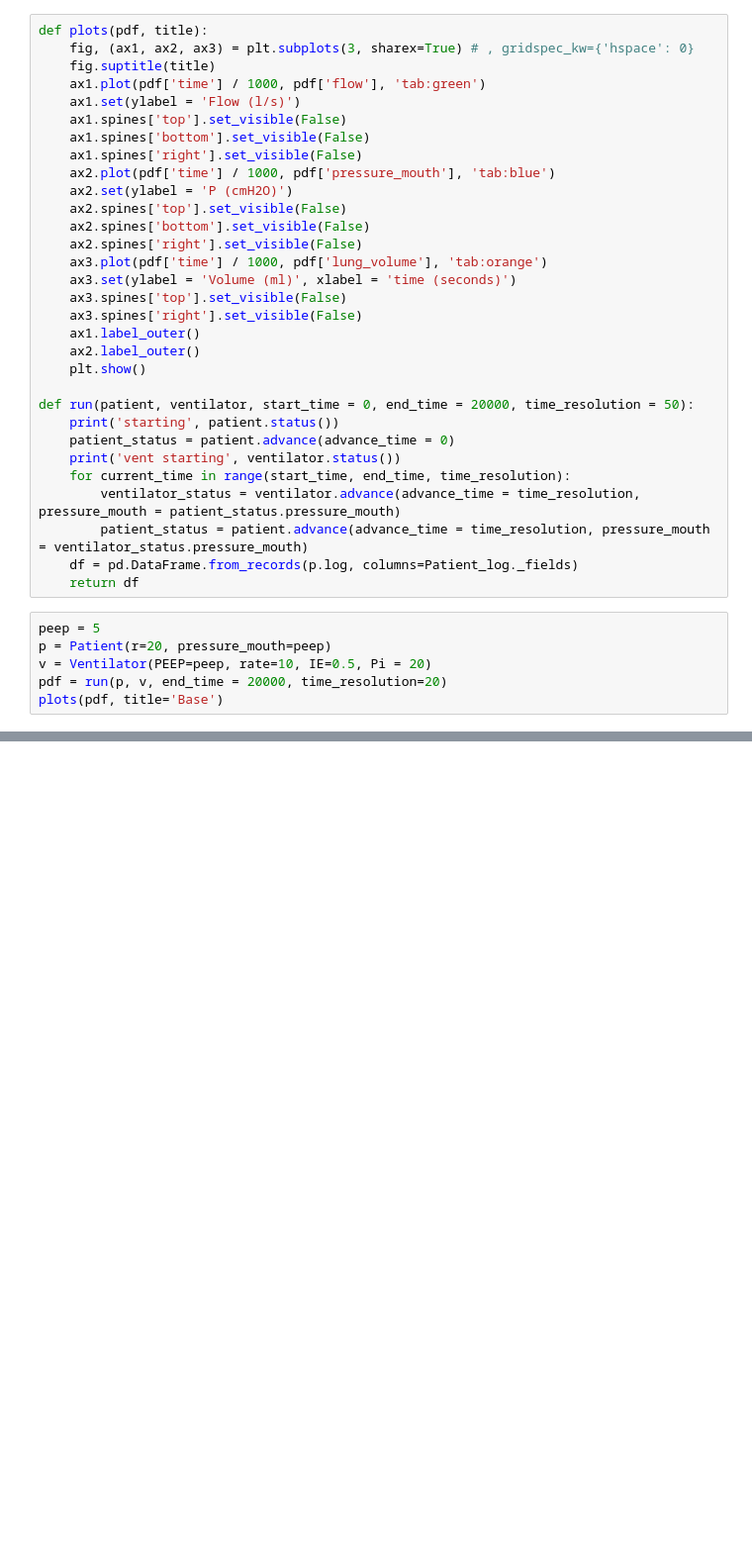
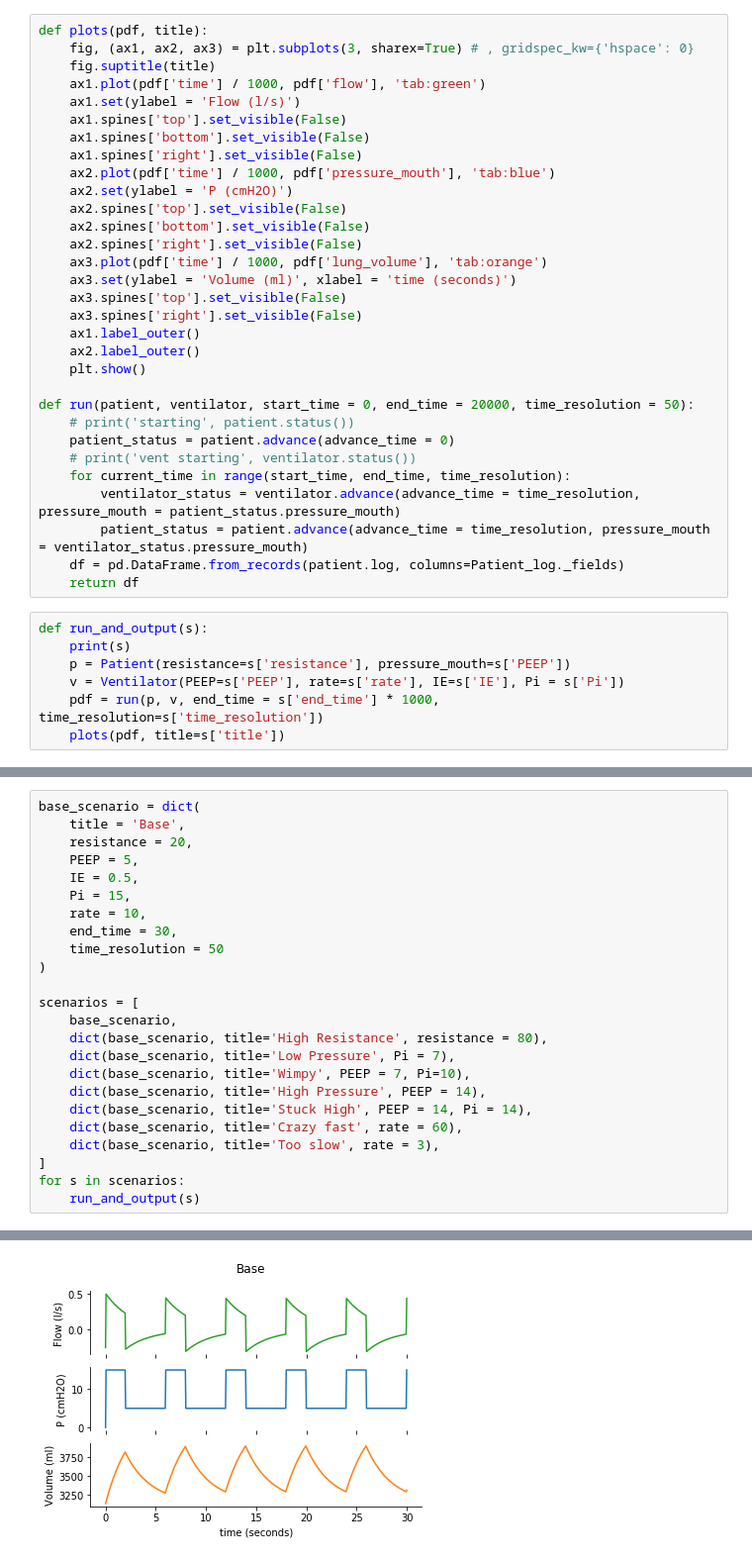
Before and after one commit to ErichBSchulz/lung, a Jupyter notebook: lung.ipynb, the cells around one changed output, grey strips where cells are left out. Shown at 99% size. Drawn from its saved outputs; the diff is of its cells as text; blank space fills up the shorter version.

Commit message:
more scenarios, and a bit tidier

```diff
--- a/lung.ipynb
+++ b/lung.ipynb
@@ -114,17 +114,18 @@ def plots(pdf, title):
     plt.show()
 
 def run(patient, ventilator, start_time = 0, end_time = 20000, time_resolution = 50):
-    print('starting', patient.status())
+    # print('starting', patient.status())
     patient_status = patient.advance(advance_time = 0)
-    print('vent starting', ventilator.status())
+    # print('vent starting', ventilator.status())
     for current_time in range(start_time, end_time, time_resolution):
         ventilator_status = ventilator.advance(advance_time = time_resolution, pressure_mouth = patient_status.pressure_mouth)
         patient_status = patient.advance(advance_time = time_resolution, pressure_mouth = ventilator_status.pressure_mouth)
-    df = pd.DataFrame.from_records(p.log, columns=Patient_log._fields)
+    df = pd.DataFrame.from_records(patient.log, columns=Patient_log._fields)
     return df
 # %%
-peep = 5
-p = Patient(r=20, pressure_mouth=peep)
-v = Ventilator(PEEP=peep, rate=10, IE=0.5, Pi = 20)
-pdf = run(p, v, end_time = 20000, time_resolution=20)
-plots(pdf, title='Base')
+def run_and_output(s):
+    print(s)
+    p = Patient(resistance=s['resistance'], pressure_mouth=s['PEEP'])
+    v = Ventilator(PEEP=s['PEEP'], rate=s['rate'], IE=s['IE'], Pi = s['Pi'])
+    pdf = run(p, v, end_time = s['end_time'] * 1000, time_resolution=s['time_resolution'])
+    plots(pdf, title=s['title'])
@@ -154,0 +132,25 @@ vent starting Ventilator_log(time=0, phase='E', pressure=0, pressure_mouth=0)
+# %%
+base_scenario = dict(
+    title = 'Base',
+    resistance = 20,
+    PEEP = 5,
+    IE = 0.5,
+    Pi = 15,
+    rate = 10,
+    end_time = 30,
+    time_resolution = 50
+)
+
+scenarios = [
+    base_scenario,
+    dict(base_scenario, title='High Resistance', resistance = 80),
+    dict(base_scenario, title='Low Pressure', Pi = 7),
+    dict(base_scenario, title='Wimpy', PEEP = 7, Pi=10),
+    dict(base_scenario, title='High Pressure', PEEP = 14),
+    dict(base_scenario, title='Stuck High', PEEP = 14, Pi = 14),
+    dict(base_scenario, title='Crazy fast', rate = 60),
+    dict(base_scenario, title='Too slow', rate = 3),
+]
+for s in scenarios:
+    run_and_output(s)
+# %% [output]
@@ -154,0 +158 @@ vent starting Ventilator_log(time=0, phase='E', pressure=0, pressure_mouth=0)
+[figure, added]
```
Also changed, not shown: parts of 5 cells of this notebook.
